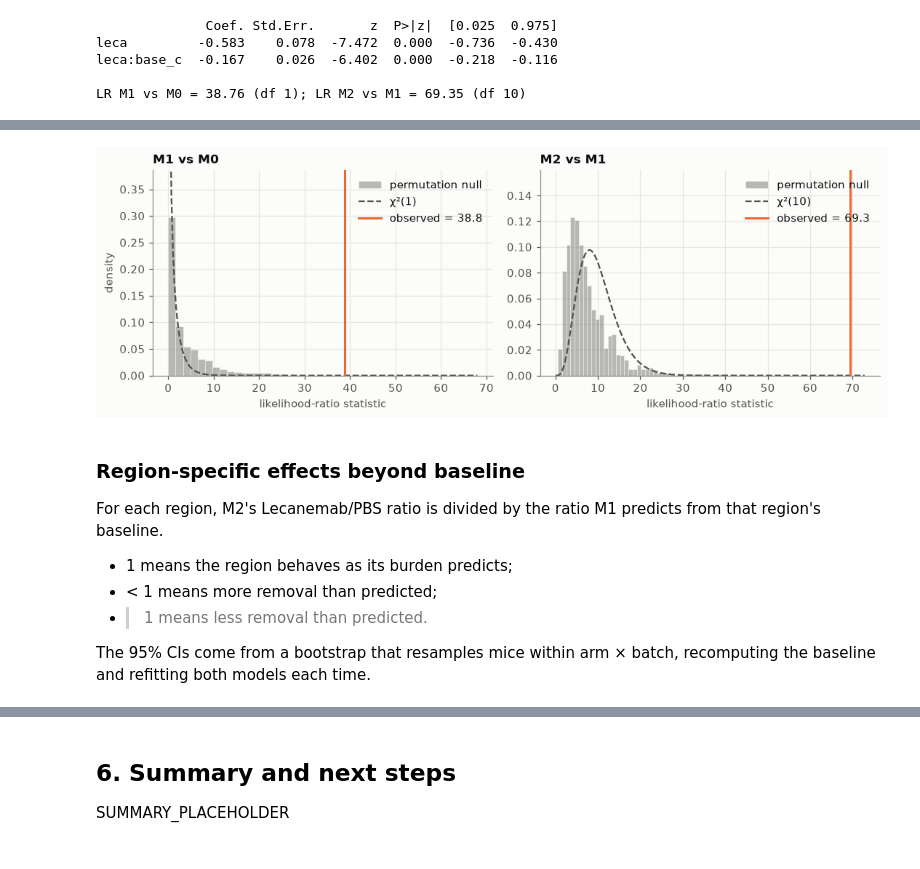
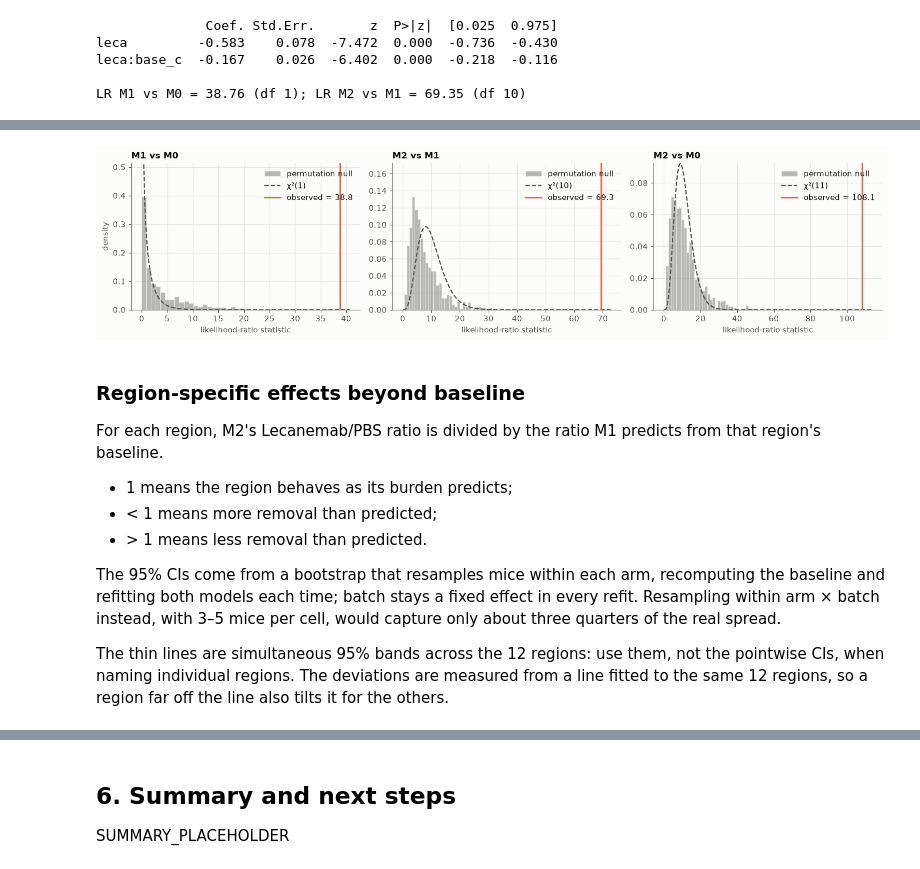
Before and after one commit to oliverolejar/SPIMquant-Output-Analysis, a Jupyter notebook: notebooks/lecanemab_regional_effect.ipynb, the cells around one changed output, grey strips where cells are left out. Saved outputs shown, nothing was run; the diff lists cells and outputs as text; code cells hidden in the pictures.

```diff
--- a/notebooks/lecanemab_regional_effect.ipynb
+++ b/notebooks/lecanemab_regional_effect.ipynb
@@ -895,18 +1006,18 @@ model_tests.round(4)
 # %%
-fig, axes = plt.subplots(1, 2, figsize=(10, 3.5))
-for ax, col, observed, df, title in zip(axes, [0, 1], [lr_01, lr_12], [DF_01, DF_12], model_tests.index):
+fig, axes = plt.subplots(1, 3, figsize=(14, 3.5))
+for ax, col, observed, df, title in zip(axes, range(3), model_tests["LR"], model_tests["df"], model_tests.index):
     heights, _, _ = ax.hist(perm_null[:, col], bins=40, density=True, color=MUTED, alpha=0.6, edgecolor=SURFACE, linewidth=0.5, label="permutation null")
     grid = np.linspace(0.01, max(perm_null[:, col].max(), observed) * 1.05, 200)
     ax.plot(grid, stats.chi2.pdf(grid, df), color=INK_2, lw=1.5, ls="--", label=f"χ²({df})")
     ax.axvline(observed, color=GROUP_COLORS["Lecanemab"], lw=2, label=f"observed = {observed:.1f}")
     ax.set_ylim(0, heights.max() * 1.3)  # chi2(1) density diverges at 0; keep the histogram readable
     ax.set_xlabel("likelihood-ratio statistic")
     ax.set_title(title)
     ax.legend(loc="upper right")
 axes[0].set_ylabel("density")
 plt.tight_layout()
 # %% [output]
-[figure, old version]
+[figure, new version]
 # %% [markdown]
 ### Region-specific effects beyond baseline
 
@@ -915,9 +1026,15 @@ baseline.
 
 * 1 means the region behaves as its burden predicts;
 * < 1 means more removal than predicted;
-* > 1 means less removal than predicted.
+* \> 1 means less removal than predicted.
 
-The 95% CIs come from a bootstrap that resamples mice within arm × batch, recomputing the baseline
-and refitting both models each time.
+The 95% CIs come from a bootstrap that resamples mice within each arm, recomputing the baseline and
+refitting both models each time; batch stays a fixed effect in every refit. Resampling within
+arm × batch instead, with 3–5 mice per cell, would capture only about three quarters of the real
+spread.
+
+The thin lines are simultaneous 95% bands across the 12 regions: use them, not the pointwise CIs,
+when naming individual regions. The deviations are measured from a line fitted to the same 12
+regions, so a region far off the line also tilts it for the others.
 # %%
 def region_effects(data):
```
Also changed, not shown: parts of 16 cells of this notebook.
